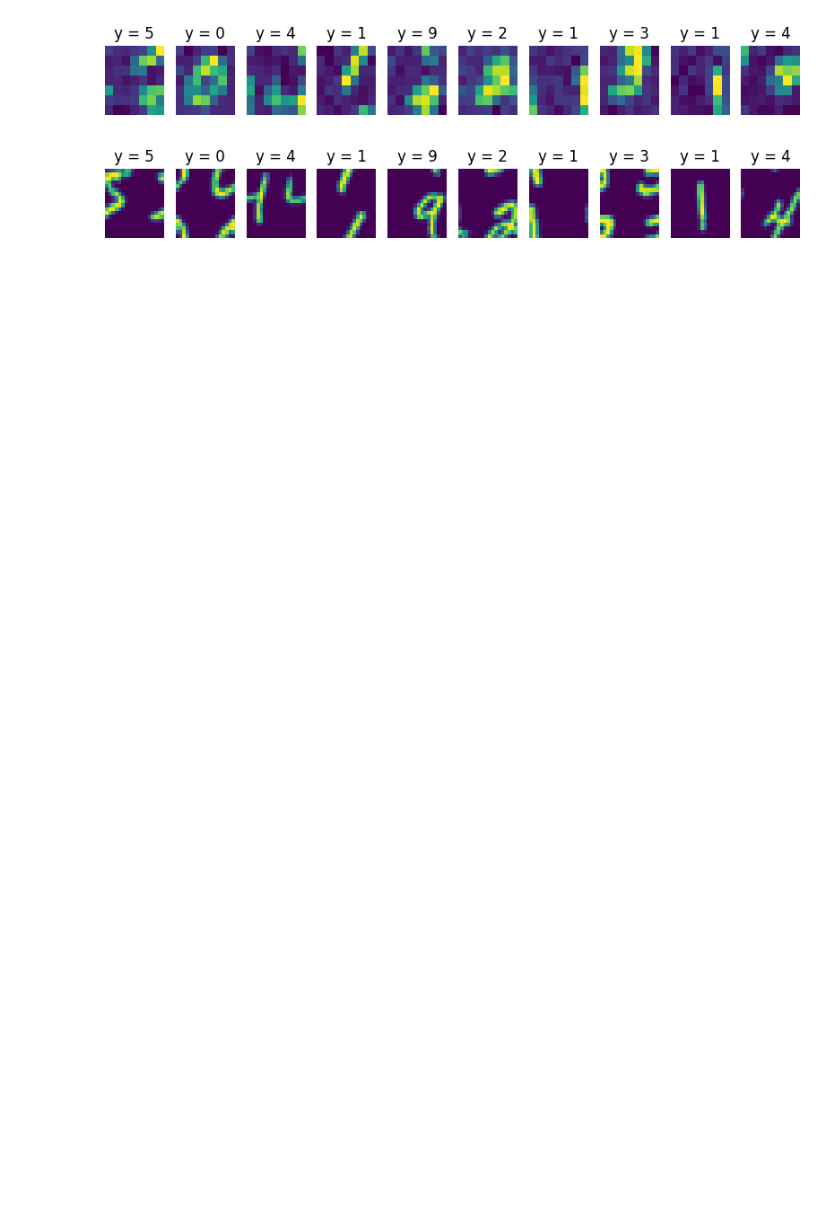
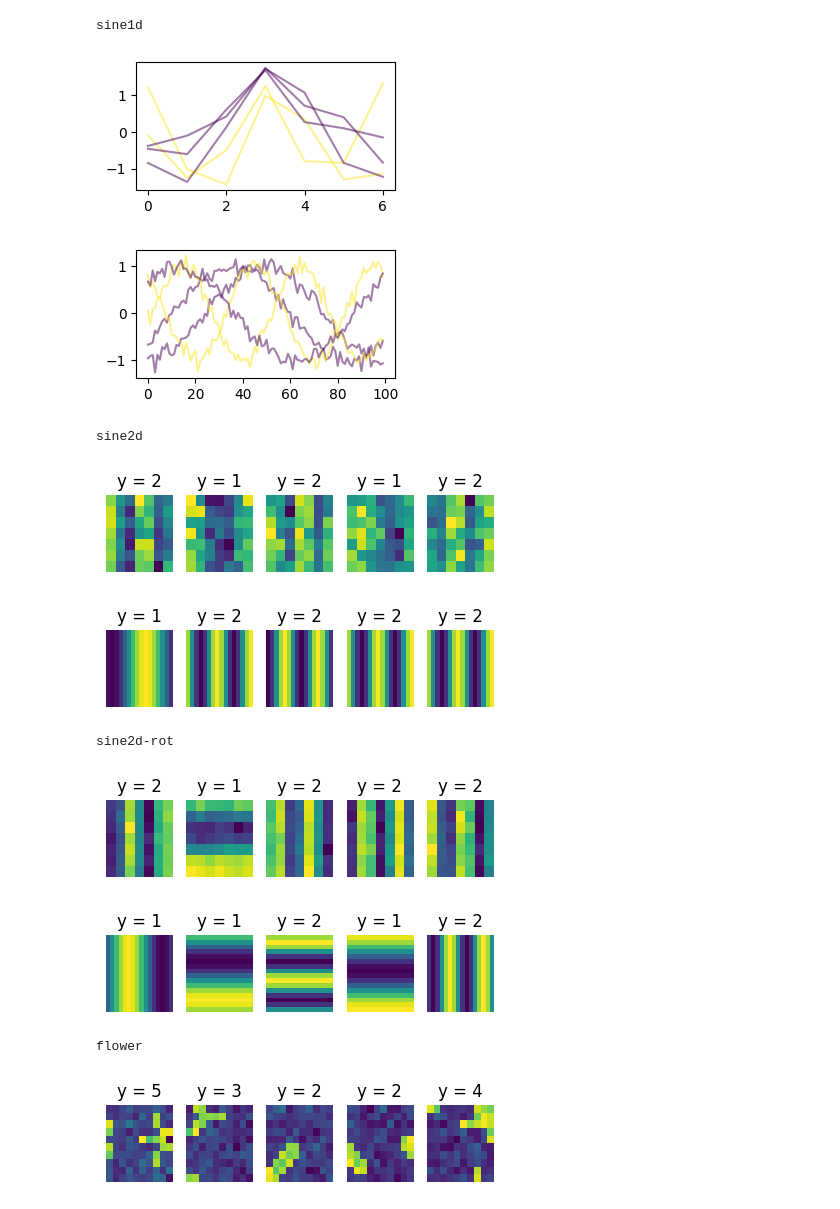
Before and after one commit to elidub/SymPDE, a Jupyter notebook: notebooks_symlie/data_generation.ipynb, the cells around one changed output. Saved outputs shown, nothing was run; the diff lists cells and outputs as text; code cells hidden in the pictures; blank space fills up the shorter version.

```diff
--- a/notebooks_symlie/data_generation.ipynb
+++ b/notebooks_symlie/data_generation.ipynb
@@ -15,23 +18,33 @@ from misc.utils_results import plot_data
 # %%
 # datasets = {'flower':  {
 #         'create_sample_func' : flower,
 #         'plot_func'          : plot2d,
 #         'data_kwargs'        : {'grid_size':(10, 10), 'noise_std':0.1, 'y_low':2, 'y_high':7},
 #         'transform_kwargs'   : {'eps_mult':[0., 1., 1., 1.], 'only_flip' : False},
 #         'data_kwargs_show'   : {'grid_size':(50, 50), 'noise_std':0.00, 'y_low':2, 'y_high':7},
 # }}
 
 from data.generate_data import datasets
 
 plot_datasets = ['mnist-noise']
 
 for dataset_name, dataset in datasets.items():
-    if dataset_name not in plot_datasets: continue
+    print(dataset_name)
+    # if dataset_name not in plot_datasets: continue
     l = 1 if dataset_name != 'sine1d' else 1/3
-    plot_data(dataset, N_plot=10, l=l, data_kwargs_list = [
+    plot_data(dataset, N_plot=5, l=l, data_kwargs_list = [
         'data_kwargs',
         'data_kwargs_show',
     ])
 # %% [output]
+sine1d
-[figure, old version]
+[figure, new version]
-[figure, old version]
+[figure, new version]
+sine2d
+[figure, added]
+[figure, added]
+sine2d-rot
+[figure, added]
+[figure, added]
+flower
+[figure, added]
```
Also changed, not shown: parts of 2 cells of this notebook, 18 other files.
